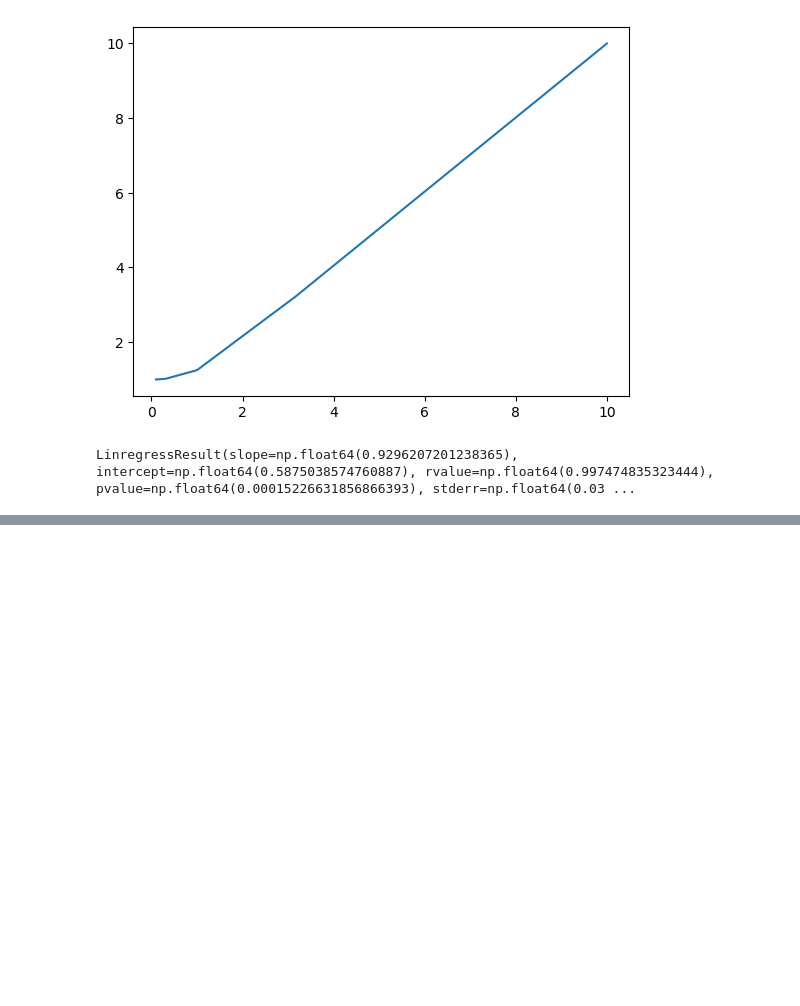
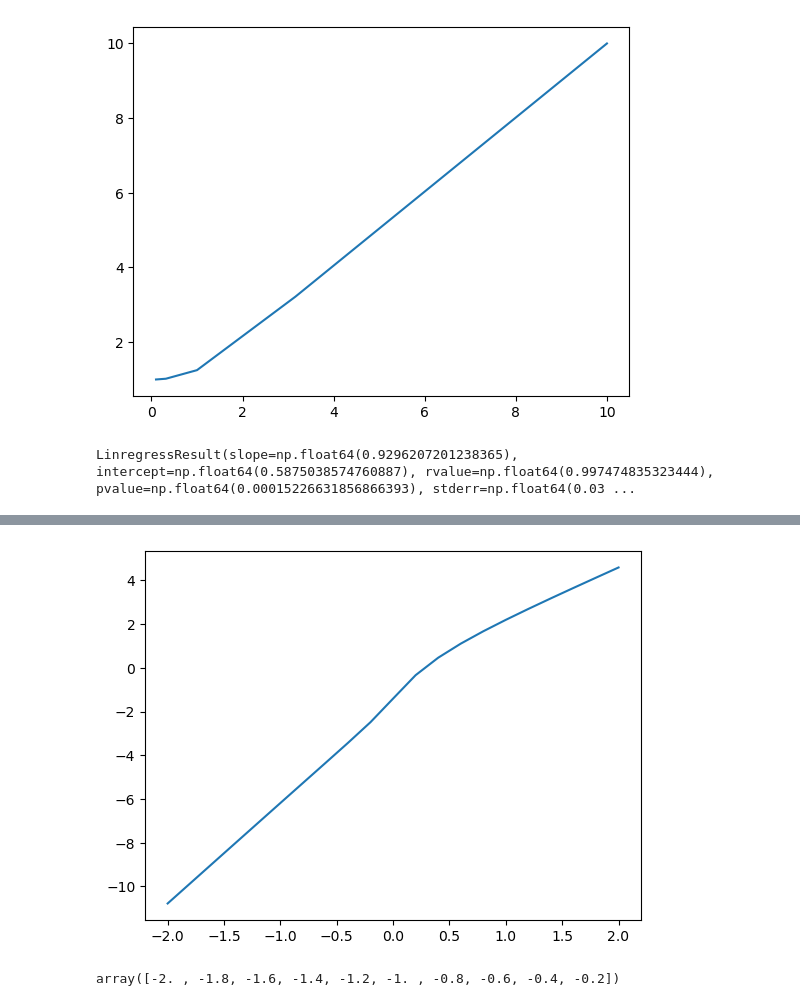
Before and after one commit to tlin06/kans_urop, a Jupyter notebook: gs_shapes.ipynb, the cells around one changed output, grey strips where cells are left out. Saved outputs shown, nothing was run; the diff lists cells and outputs as text; code cells hidden in the pictures; blank space fills up the shorter version.

```diff
--- a/gs_shapes.ipynb
+++ b/gs_shapes.ipynb
@@ -238,0 +282,9 @@ LinregressResult(slope=np.float64(0.9296207201238365), intercept=np.float64(0.58
+# %%
+plt.plot(log_gammas, np.log(-1 * slopes - 1))
+plt.show()
+# %% [output]
+[figure, added]
+# %%
+log_gammas[:len(log_gammas)//2]
+# %% [output]
+array([-2. , -1.8, -1.6, -1.4, -1.2, -1. , -0.8, -0.6, -0.4, -0.2])
```
Also changed, not shown: parts of 16 cells of this notebook.
